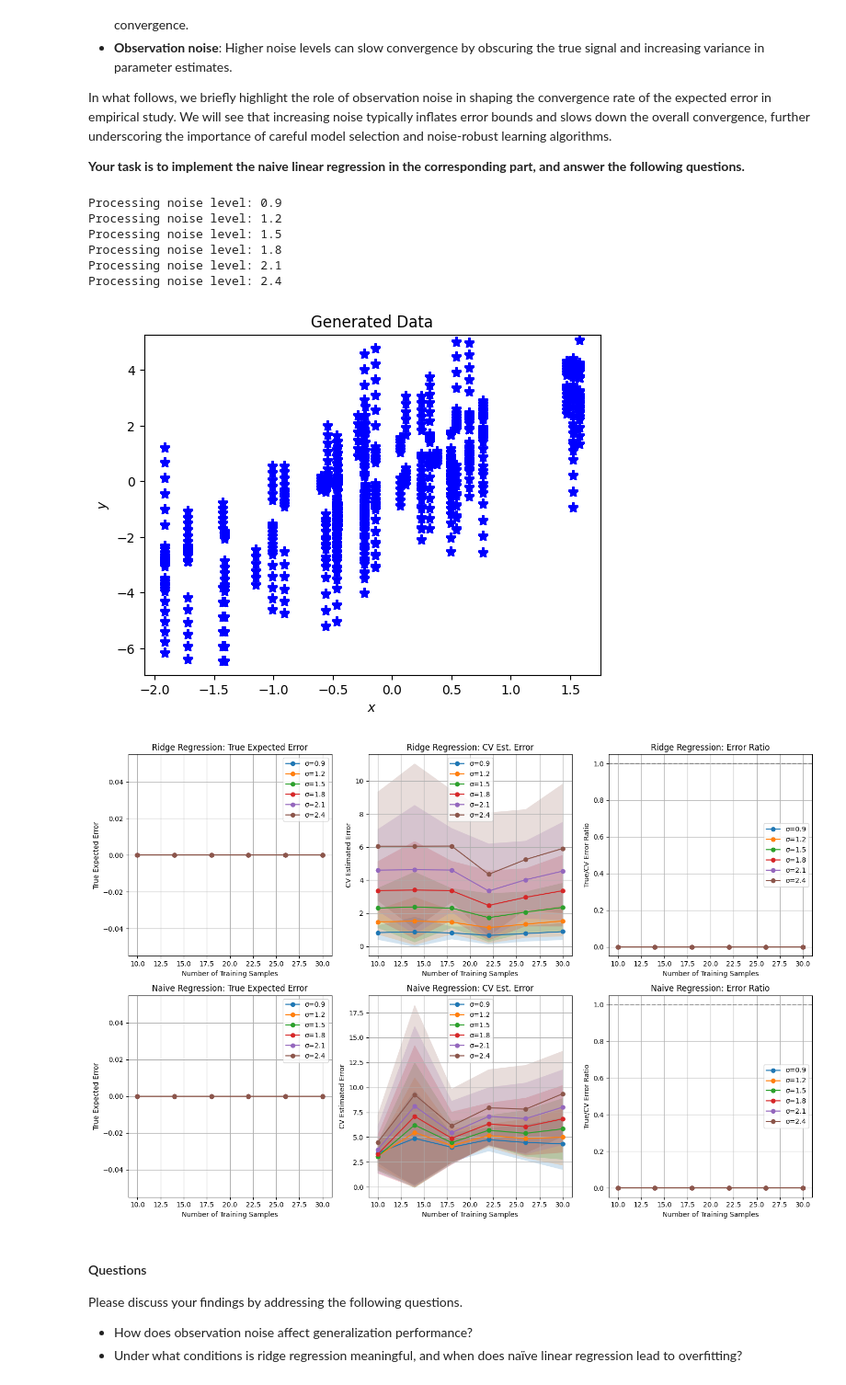
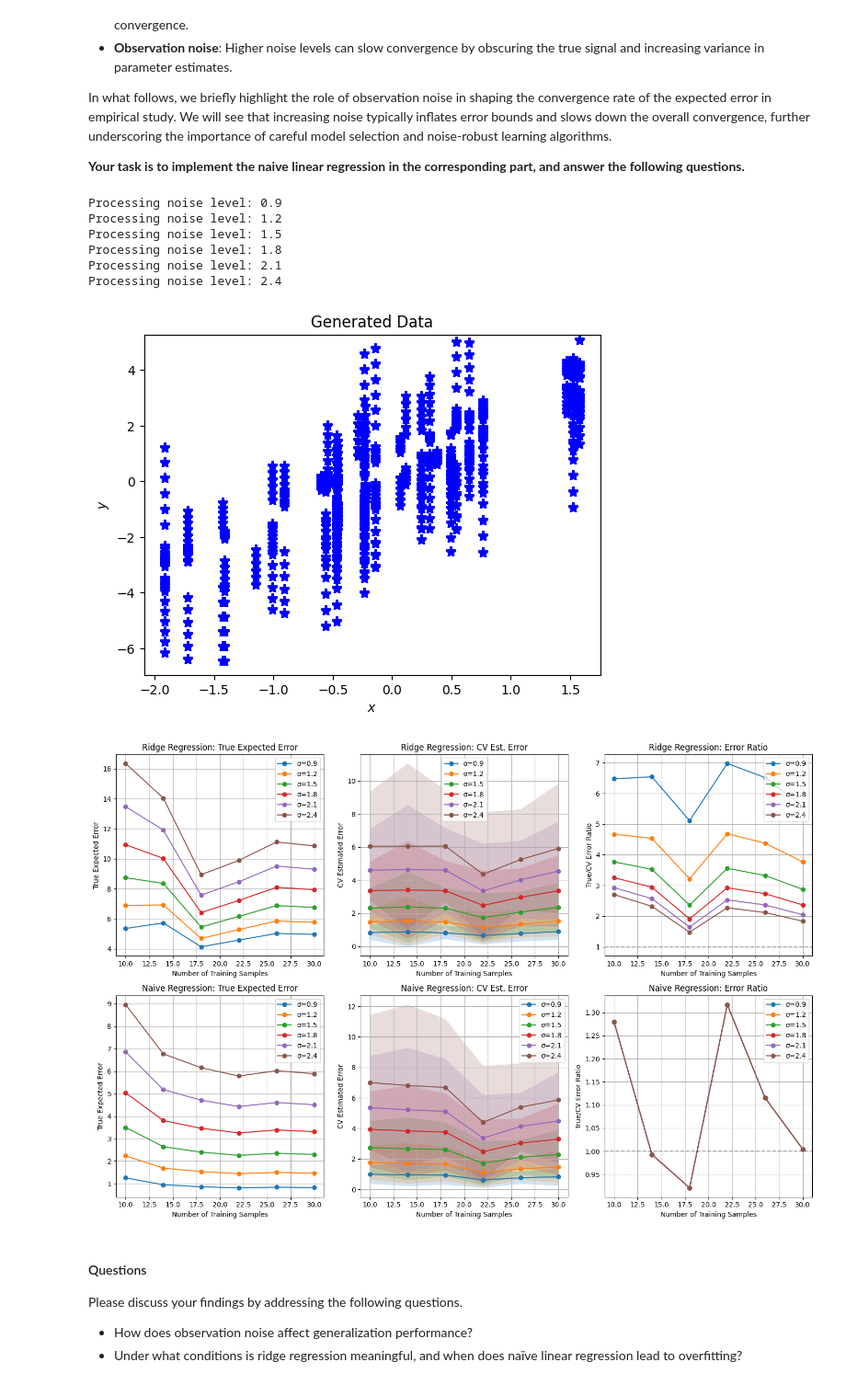
Before and after one commit to nickmvega/machine-learning, a Jupyter notebook: project1_regression_modelsel.ipynb, the cells around one changed output. Shown: that part at 92% size. Drawn from its saved outputs; the diff is of its cells as text; code cells hidden in the pictures.

```diff
--- a/project1_regression_modelsel.ipynb
+++ b/project1_regression_modelsel.ipynb
@@ -484,9 +484,10 @@ def true_gen_error(w: np.array, w_true: np.array = np.array([2, 0.6]), sigma: fl
     error = 0
     ##############################################################
     # please add your code here to compute the expected error (true risk)
-    #
-    #
 
+    d = np.subtract(w_true,w)
+    norm = np.linalg.vector_norm(d) **2
+    error = norm + sigma**2
 
     ##############################################################
 
@@ -584,9 +585,14 @@ def analyze_noise_impact(noise_levels: list = [0.9, 1.2, 1.5, 1.8, 2.1, 2.4],
         ##############################################################
         # please add your code here to fit the linear regression without regularization
         # the answer should return the learned weight vector given training data X and y
-        #
-        #
 
+        #By 'naive linear regression,' we refer to linear regression without L2 regularization,
+        # also known as the ordinary least squares (OLS) estimator.
+        #This allows us to explore the impact of the regularization introduced in ridge regression.
+        #Either a closed-form solution or gradient descent is acceptable, as long as you can achieve the desired outcome.
+
+        w = np.linalg.inv(X.T @ X)
+        w = w @ X.T @ y
 
         ##############################################################
 
@@ -717,34 +723,34 @@ def analyze_noise_impact(noise_levels: list = [0.9, 1.2, 1.5, 1.8, 2.1, 2.4],
 
     # Plot ratio of true/CV error for naive regression
     plt.subplot(236)
     for noise in noise_levels:
         mean_true = np.mean(naive_true_errors[noise], axis=1)
         mean_cv = np.mean(naive_cv_errors[noise], axis=1)
         ratio = mean_true / mean_cv
 
         plt.plot(sample_sizes, ratio, label=f'σ={noise}', marker='o')
 
     plt.axhline(y=1, color='k', linestyle='--', alpha=0.3)
     plt.xlabel('Number of Training Samples')
     plt.ylabel('True/CV Error Ratio')
     plt.title('Naive Regression: Error Ratio')
     plt.legend()
     plt.grid(True)
 
     plt.tight_layout()
     plt.show()
 
 # Run the analysis
 analyze_noise_impact()
 # %% [output]
 Processing noise level: 0.9
 Processing noise level: 1.2
 Processing noise level: 1.5
 Processing noise level: 1.8
 Processing noise level: 2.1
 Processing noise level: 2.4
 [figure]
-[figure, old version]
+[figure, new version]
 # %% [markdown]
 #### Questions
 Please discuss your findings by addressing the following questions.
```
Also changed, not shown: parts of 1 cell of this notebook.
